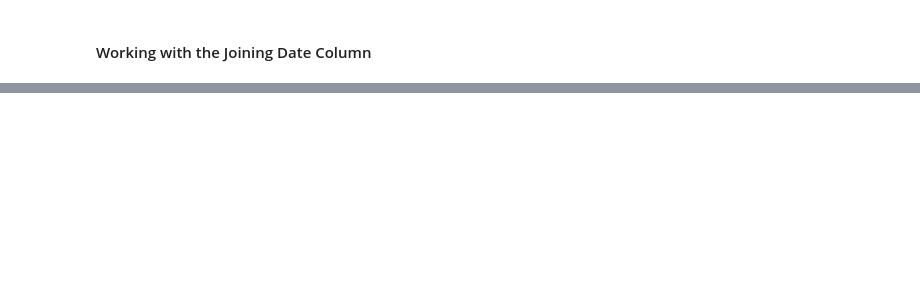
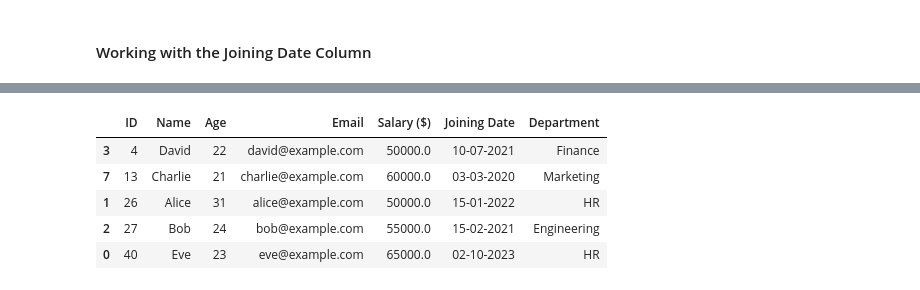
Before and after one commit to Impact-Insights/Group-Project, a Jupyter notebook: DMD Data Group 1 W_02 Submission/Project_02.ipynb, the cells around one changed output, grey strips where cells are left out. Cells and saved outputs as stored; diff of their text form; code cells hidden in the pictures; blank space fills up the shorter version.

Commit message:
Final Upload
Completed Project

```diff
--- a/DMD Data Group 1 W_02 Submission/Project_02.ipynb
+++ b/DMD Data Group 1 W_02 Submission/Project_02.ipynb
@@ -15,8 +15,8 @@ Python Project: "Data Cleaning Challenge" – Given a messy dataset, clean it by
 import pandas as pd
 import numpy as np
 # %%
-#messy_data = pd.read_csv('https://raw.githubusercontent.com/Impact-Insights/Group-Project/refs/heads/main/DMD%20Data%20Group%201%20W_02%20Submission/messy_dataset.csv?token=GHSAT0AAAAAAC6XVLETHM7AG6PH4UJMGHLUZ5YHIOA')
-messy_data = pd.read_csv('messy_data.csv')
+messy_data = pd.read_csv('https://raw.githubusercontent.com/Impact-Insights/Group-Project/refs/heads/main/DMD%20Data%20Group%201%20W_02%20Submission/messy_dataset.csv?token=GHSAT0AAAAAAC6XVLESDPUU7FSWWN6K4CTAZ5YMAMQ')
+#messy_data = pd.read_csv('messy_data.csv')
 # %% [markdown]
 ## Understanding the Data
 # %%
@@ -105,3 +218,12 @@ messy_data
 # %%
-messy_data.sort_values(by='ID', ascending=True)
+sorted_data = messy_data.sort_values(by='ID', ascending=True)
+# %%
+sorted_data
+# %% [output]
+|  | ID | Name | Age | Email | Salary ($) | Joining Date | Department |
+| 3 | 4 | David | 22 | david@example.com | 50000.0 | 10-07-2021 | Finance |
+| 7 | 13 | Charlie | 21 | charlie@example.com | 60000.0 | 03-03-2020 | Marketing |
+| 1 | 26 | Alice | 31 | alice@example.com | 50000.0 | 15-01-2022 | HR |
+| 2 | 27 | Bob | 24 | bob@example.com | 55000.0 | 15-02-2021 | Engineering |
+| 0 | 40 | Eve | 23 | eve@example.com | 65000.0 | 02-10-2023 | HR |
 # %%
```
Also changed, not shown: parts of 12 cells of this notebook, 2 other files.
